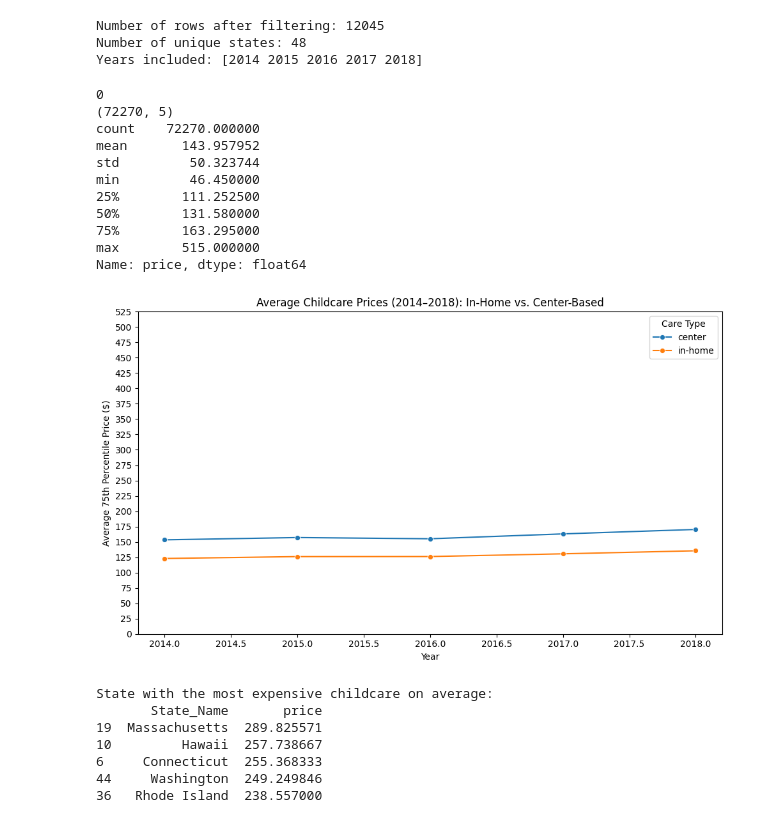
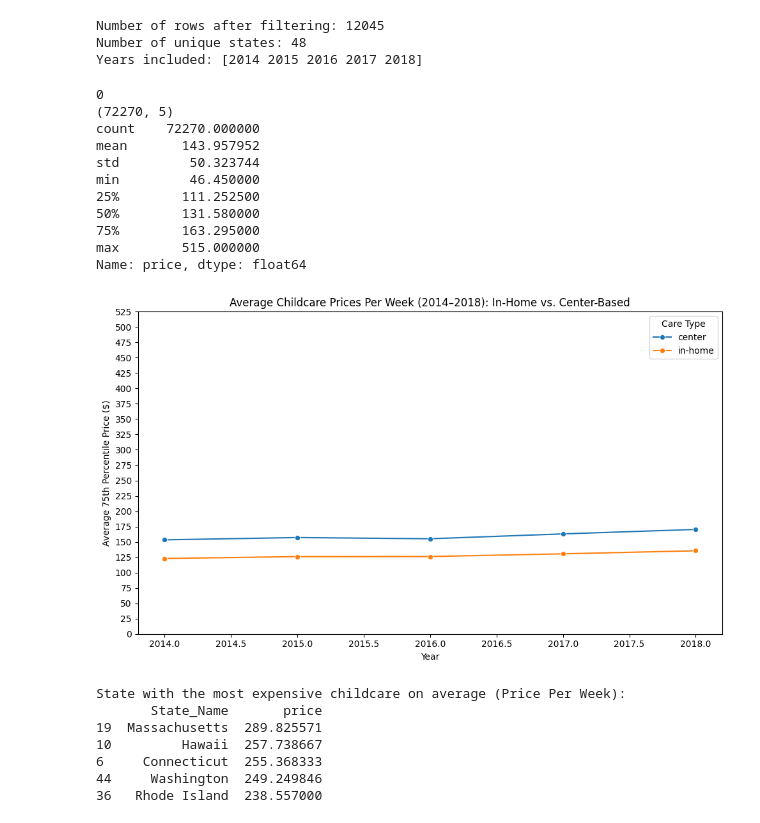
Before and after one commit to ceradrake/Capstone-Project, a Jupyter notebook: capstone.ipynb, the cells around one changed output. Cells and saved outputs as stored; diff of their text form; code cells hidden in the pictures.

Commit message:
create visualizations

```diff
--- a/capstone.ipynb
+++ b/capstone.ipynb
@@ -162,35 +162,35 @@ df_melted['price'] = (
 print(df_melted['price'].isna().sum())
 print(df_melted.shape)
 
 # Group by year and care_type to get average
 avg_prices = df_melted.groupby(['StudyYear', 'care_type'])['price'].mean().reset_index()
 
 print(df_melted['price'].describe())
 
 # Plot
 plt.figure(figsize=(10, 6))
 sns.lineplot(data=avg_prices, x='StudyYear', y='price', hue='care_type', marker='o')
 
-plt.title('Average Childcare Prices (2014–2018): In-Home vs. Center-Based')
+plt.title('Average Childcare Prices Per Week (2014–2018): In-Home vs. Center-Based')
 plt.xlabel('Year')
 plt.ylabel('Average 75th Percentile Price ($)')
 plt.yticks(np.arange(0, df_melted['price'].max() + 25, 25))
 plt.legend(title='Care Type')
 plt.tight_layout()
 plt.show()
 # %% [output]
 0
 (72270, 5)
 count    72270.000000
 mean       143.957952
 std         50.323744
 min         46.450000
 25%        111.252500
 50%        131.580000
 75%        163.295000
 max        515.000000
 Name: price, dtype: float64
-[figure, old version]
+[figure, new version]
 # %%
 # Find the state with the most expensive child care on average
 # Melt data frame
@@ -221,10 +221,10 @@ avg_price_by_state = df_melted.groupby('State_Name')['price'].mean().reset_index
 top_states = avg_price_by_state.sort_values(by='price', ascending=False)
 
 # 5. Display the top result
-print("State with the most expensive childcare on average:")
+print("State with the most expensive childcare on average (Price Per Week):")
 print(top_states.head(5))
 # %% [output]
-State with the most expensive childcare on average:
+State with the most expensive childcare on average (Price Per Week):
        State_Name       price
 19  Massachusetts  289.825571
 10         Hawaii  257.738667
```
Also changed, not shown: parts of 7 cells of this notebook.
